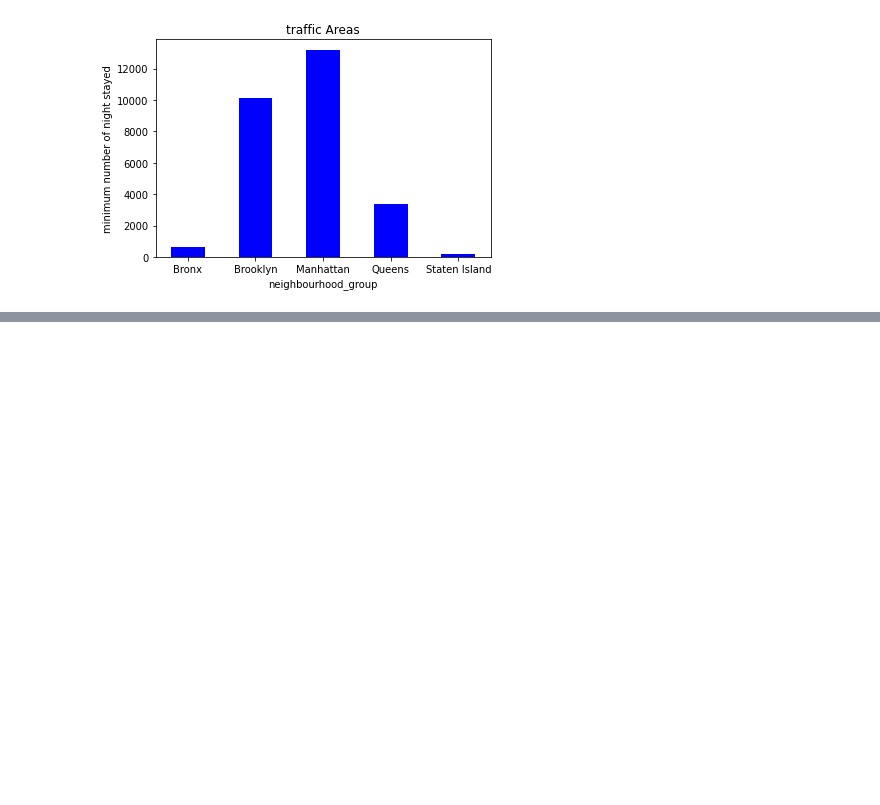
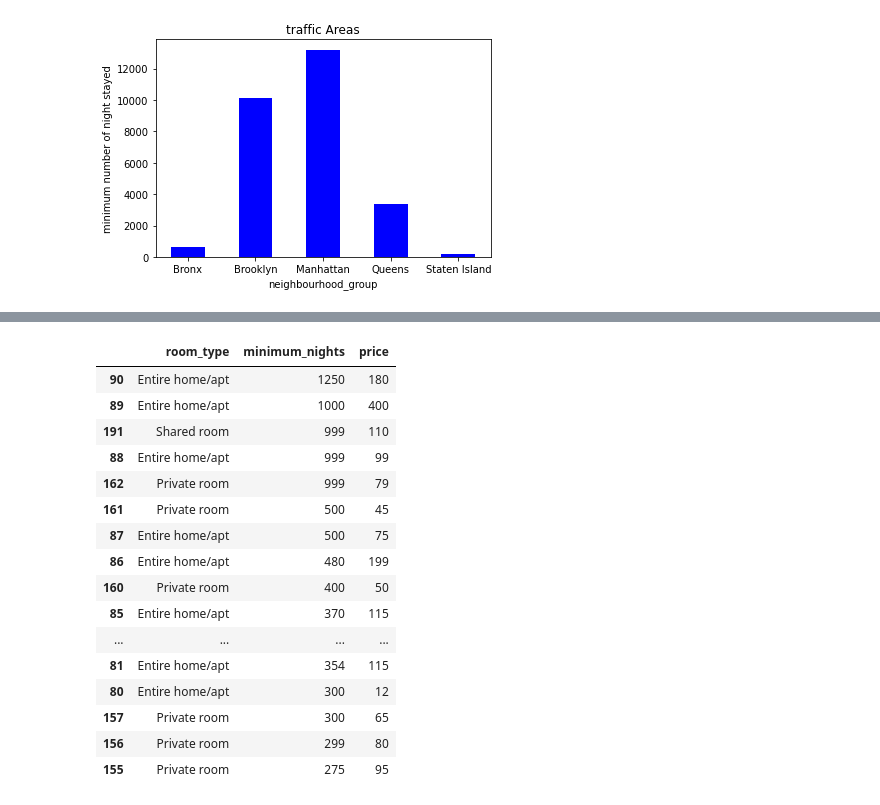
Before and after one commit to iamnaveenk/EDA_project_Airbnb, a Jupyter notebook: EDA_project_airbnb.ipynb, the cells around one changed output, grey strips where cells are left out. Saved outputs shown, nothing was run; the diff lists cells and outputs as text; code cells hidden in the pictures; blank space fills up the shorter version.

```diff
--- a/EDA_project_airbnb.ipynb
+++ b/EDA_project_airbnb.ipynb
@@ -340,0 +451,21 @@ reason for this is minimum_nights stayed which are present above.
+# %%
+price_prediction=data.groupby(['room_type','minimum_nights'])['price'].min().reset_index()
+price_prediction.sort_values('minimum_nights',axis=0,ascending=False).head(20)
+# %% [output]
+|  | room_type | minimum_nights | price |
+| 90 | Entire home/apt | 1250 | 180 |
+| 89 | Entire home/apt | 1000 | 400 |
+| 191 | Shared room | 999 | 110 |
+| 88 | Entire home/apt | 999 | 99 |
+| 162 | Private room | 999 | 79 |
+| 161 | Private room | 500 | 45 |
+| 87 | Entire home/apt | 500 | 75 |
+| 86 | Entire home/apt | 480 | 199 |
+| 160 | Private room | 400 | 50 |
+| 85 | Entire home/apt | 370 | 115 |
+| ... | ... | ... | ... |
+| 81 | Entire home/apt | 354 | 115 |
+| 80 | Entire home/apt | 300 | 12 |
+| 157 | Private room | 300 | 65 |
+| 156 | Private room | 299 | 80 |
+| 155 | Private room | 275 | 95 |
```
Also changed, not shown: parts of 17 cells of this notebook.
